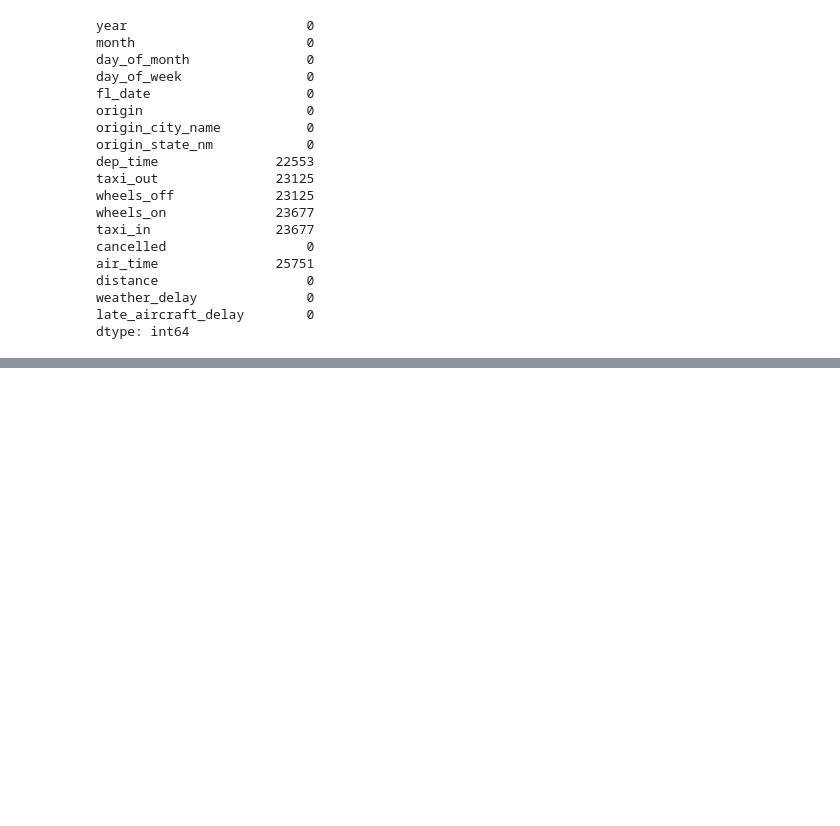
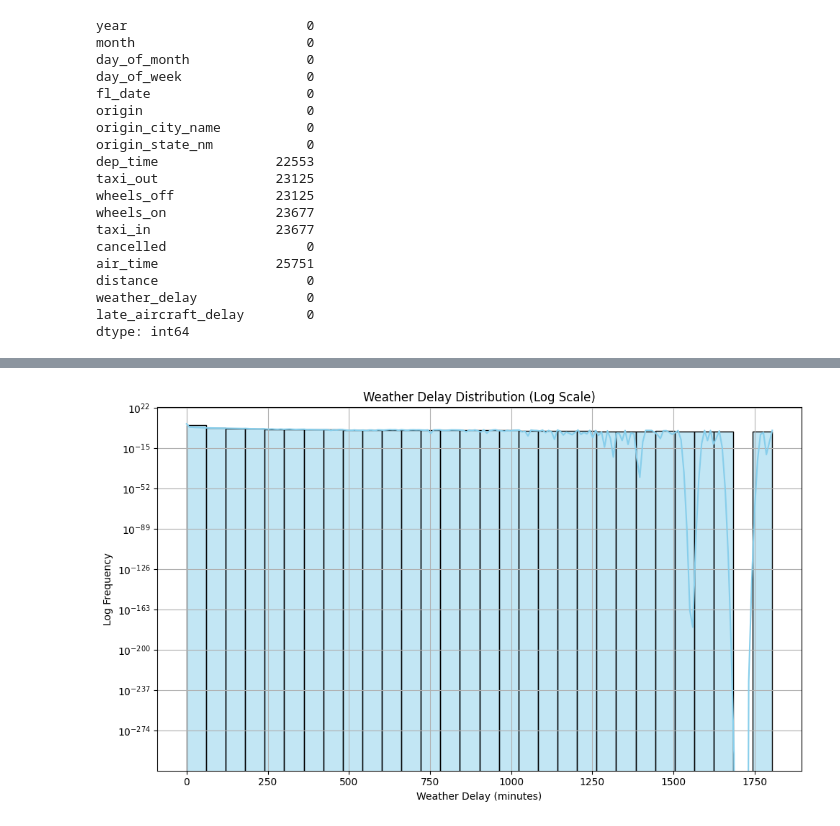
Before and after one commit to andreafp-web/Flight_Delays_and_Cancellations_analysis_3, a Jupyter notebook: jupyter_notebooks/EDA_and_Cleaning.ipynb, the cells around one changed output, grey strips where cells are left out. Saved outputs shown, nothing was run; the diff lists cells and outputs as text; code cells hidden in the pictures; blank space fills up the shorter version.

```diff
--- a/jupyter_notebooks/EDA_and_Cleaning.ipynb
+++ b/jupyter_notebooks/EDA_and_Cleaning.ipynb
@@ -97,0 +172,12 @@ dtype: int64
+# %%
+plt.figure(figsize=(10,6))
+sns.histplot(df_cleaned['weather_delay'], bins=30, kde=True, color='skyblue')
+plt.yscale('log')  # Compress tall spikes
+plt.title('Weather Delay Distribution (Log Scale)')
+plt.xlabel('Weather Delay (minutes)')
+plt.ylabel('Log Frequency')
+plt.grid(True)
+plt.tight_layout()
+plt.show()
+# %% [output]
+[figure, added]
```
Also changed, not shown: parts of 20 cells of this notebook.
